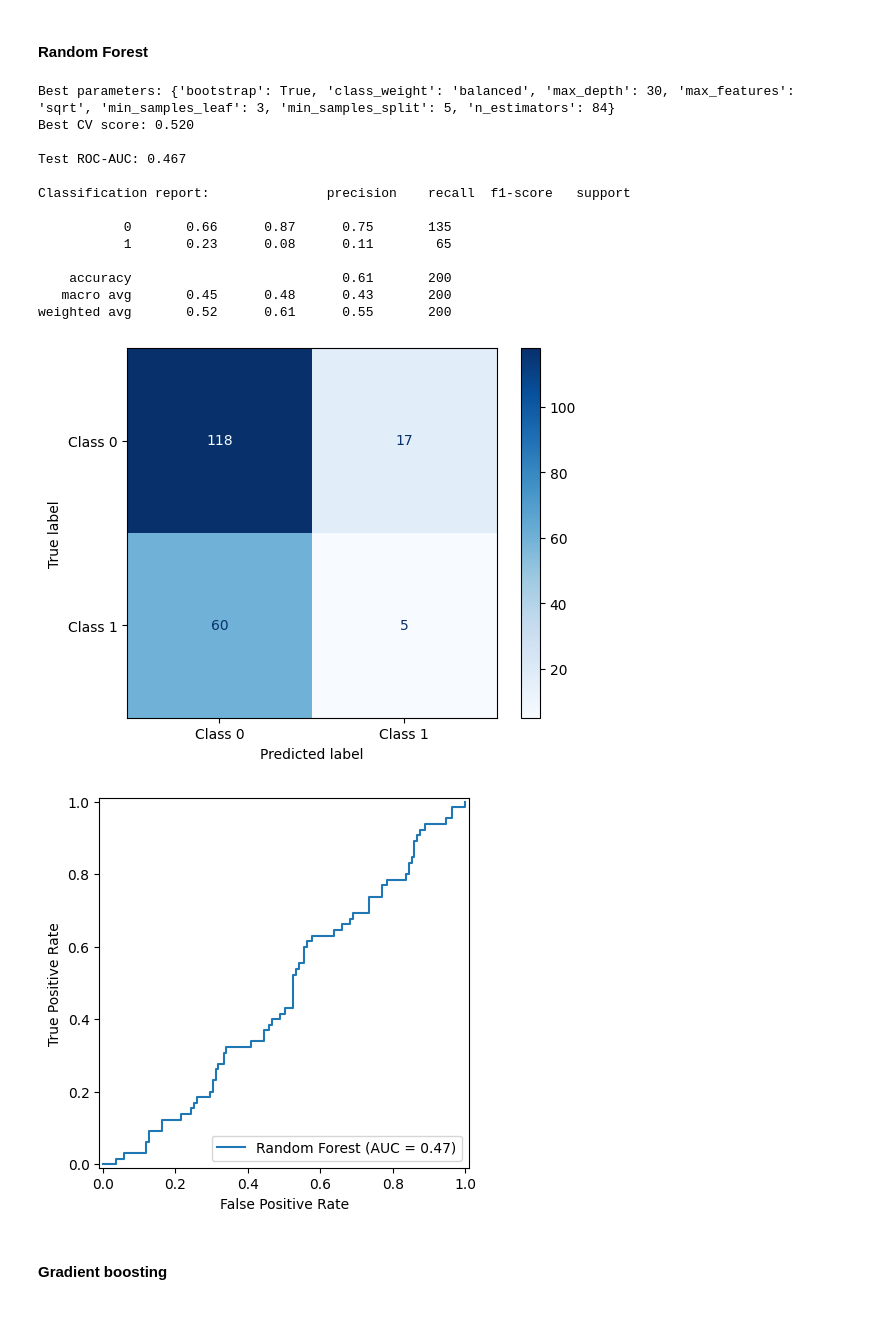
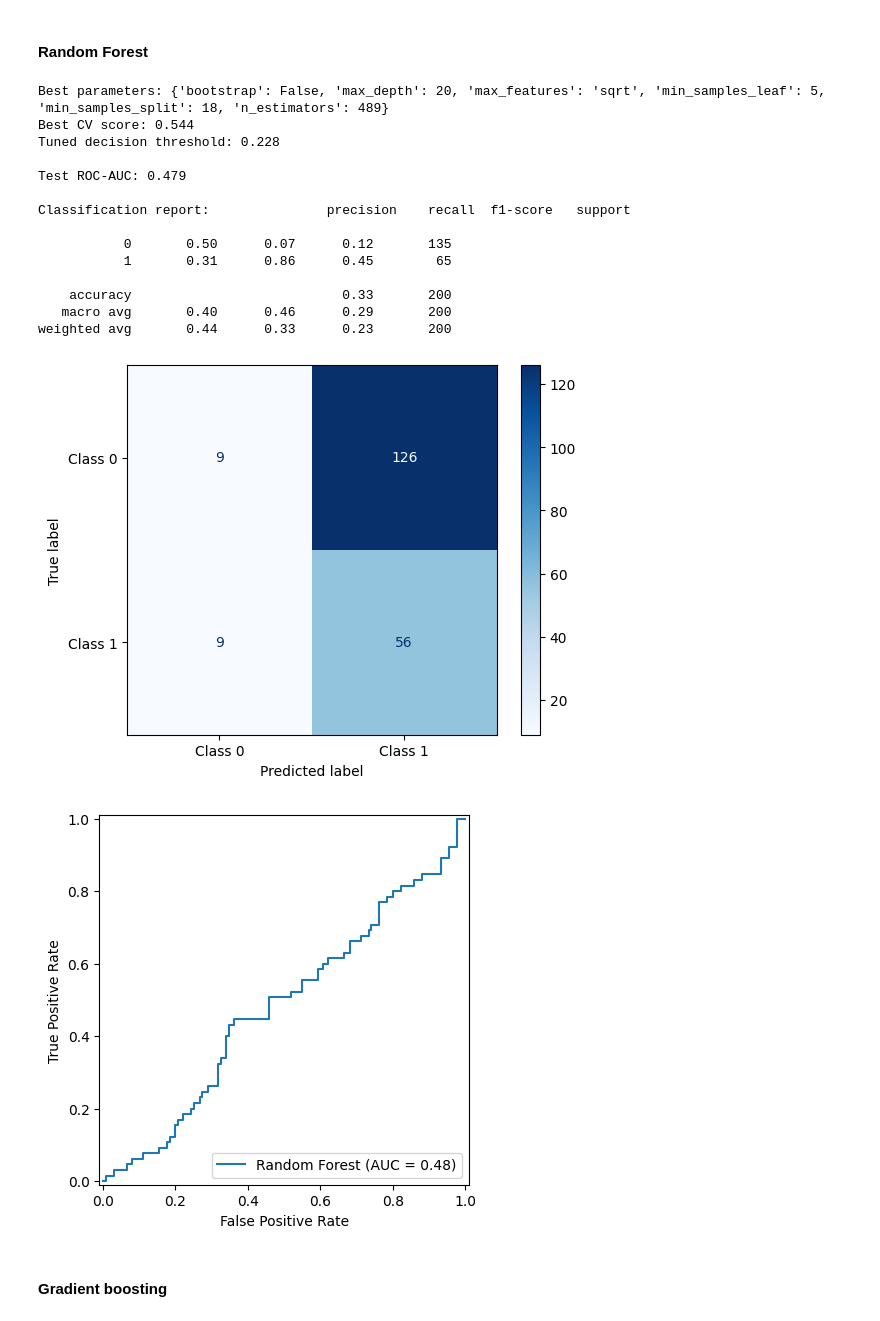
Before and after one commit to SamVanini/Software-defects-data-analysis, a Jupyter notebook: notebooks/data_workflow.ipynb, the cells around one changed output. Saved outputs shown, nothing was run; the diff lists cells and outputs as text; code cells hidden in the pictures.

```diff
--- a/notebooks/data_workflow.ipynb
+++ b/notebooks/data_workflow.ipynb
@@ -30,20 +30,25 @@ import dotenv
 import matplotlib.pyplot as plt
 import os
 from pathlib import Path
-from sklearn.model_selection import (train_test_split, GridSearchCV, RandomizedSearchCV)
+from sklearn.model_selection import (
+    train_test_split, GridSearchCV, RandomizedSearchCV, TunedThresholdClassifierCV
+)
 from sklearn.preprocessing import StandardScaler
 from sklearn.linear_model import LogisticRegression
 from sklearn.ensemble import RandomForestClassifier, GradientBoostingClassifier
 from sklearn.svm import SVC
 from sklearn.metrics import (
     roc_auc_score, roc_curve, confusion_matrix, ConfusionMatrixDisplay,
-    classification_report, RocCurveDisplay
+    classification_report, RocCurveDisplay, precision_score, recall_score, f1_score
 )
 
 dotenv.load_dotenv()
 
 output_dir = os.getenv("OUTPUT_DIR") or ""
 output_path = Path(Path.cwd().parent).joinpath(output_dir)
+
+results_raw = {}   # phase 1: raw features
+results_eng = {}   # phase 2: engineered features
 # %% [markdown]
 ## Step 1: Load Data
 # %%
@@ -53,5 +58,10 @@ data_dir = Path(Path.cwd().parent).joinpath(data_dir)
 
 df = pl.read_csv(Path(data_dir).joinpath(dataset))
 
+# TODO: move in a separate cleaning step
+df = df.filter(pl.col('LOC') > 0)
+df = df.filter(pl.col('LENGTH') > 0)
+df = df.filter(pl.col('VOLUME') > 0)
+
 df
 # %% [output]
@@ -1284,7 +1337,7 @@ df_eng = df_eng.with_columns([
     (pl.col('INT_FAN_IN') + pl.col('INT_FAN_OUT')).alias('COUPLING'),
     (pl.col('VOLUME') * pl.col('DIFFICULTY')).alias('PROGRAM_EFFORT'),
     (pl.col('VOLUME') / (pl.col('DIFFICULTY') + epsilon)).alias('INTELLIGENCE_CONTENT'),
-    (171 - 5.2 * np.log(pl.col('VOLUME')) - 0.23 * pl.col('CYCLO') - 16.2 * np.log(pl.col('LOC'))).alias('MAINTAINABILITY_INDEX')
+    (171 - 5.2 * np.log(pl.col('VOLUME') + epsilon) - 0.23 * pl.col('CYCLO') - 16.2 * np.log(pl.col('LOC'))).alias('MAINTAINABILITY_INDEX')
 ])
 
 df_eng
@@ -1393,56 +1470,66 @@ x_train, x_test, y_train, y_test = train_test_split(
 )
 
 param_dist = {
-    'n_estimators': randint(50, 500),  # Number of trees
-    'max_depth': [None, 10, 20, 30, 40],  # Maximum depth of trees
-    'min_samples_split': randint(2, 20),  # Minimum samples to split a node
-    'min_samples_leaf': randint(1, 10),  # Minimum samples in leaf node
-    'max_features': ['sqrt', 'log2', None],  # Features to consider for split
-    'bootstrap': [True, False],  # Bootstrap samples
-    'class_weight': ['balanced', None]  # Handle imbalanced data
+    'n_estimators':    randint(50, 500),       # Number of trees
+    'max_depth':       [None, 10, 20, 30, 40], # Maximum depth of trees
+    'min_samples_split': randint(2, 20),       # Minimum samples to split a node
+    'min_samples_leaf':  randint(1, 10),       # Minimum samples in leaf node
+    'max_features':    ['sqrt', 'log2', None], # Features to consider for split
+    'bootstrap':       [True, False],          # Bootstrap samples
 }
 
-model =  RandomForestClassifier(random_state=42, n_jobs=-1)
+model = RandomForestClassifier(class_weight='balanced', random_state=42, n_jobs=-1)
 random_search = RandomizedSearchCV(model, param_dist, n_iter=50, cv=5, scoring='roc_auc', random_state=42, n_jobs=-1)
 random_search.fit(x_train, y_train)
 
 print(f"Best parameters: {random_search.best_params_}")
 print(f"Best CV score: {random_search.best_score_:.3f}")
 
-# Evaluate
-y_pred = random_search.predict(x_test)
-y_proba = random_search.predict_proba(x_test)[:, 1]
+tuned = TunedThresholdClassifierCV(random_search.best_estimator_, cv=5, scoring='f1')
+tuned.fit(x_train, y_train)
+print(f"Tuned decision threshold: {tuned.best_threshold_:.3f}")
+
+y_pred = tuned.predict(x_test)
+y_proba = tuned.predict_proba(x_test)[:, 1]
 
 cm = confusion_matrix(y_test, y_pred)
 roc_auc = roc_auc_score(y_test, y_proba)
 fpr, tpr, _ = roc_curve(y_test, y_proba)
 
 print(f"\nTest ROC-AUC: {roc_auc:.3f}")
 print(f"\nClassification report: {classification_report(y_test, y_pred, zero_division=1)}")
 
 disp = ConfusionMatrixDisplay(confusion_matrix=cm, display_labels=['Class 0', 'Class 1'])
 disp.plot(cmap='Blues', include_values=True, colorbar=True)
 plt.show()
 
 display = RocCurveDisplay(fpr=fpr, tpr=tpr, roc_auc=roc_auc, name="Random Forest")
 display.plot()
 plt.show()
+
+results_eng['Random Forest'] = {
+    'ROC-AUC': roc_auc,
+    'Precision (class 1)': precision_score(y_test, y_pred, zero_division=0),
+    'Recall (class 1)':    recall_score(y_test, y_pred, zero_division=0),
+    'F1 (weighted)':       f1_score(y_test, y_pred, average='weighted', zero_division=0),
+}
 # %% [output]
-Best parameters: {'bootstrap': True, 'class_weight': 'balanced', 'max_depth': 30, 'max_features': 'sqrt', 'min_samples_leaf': 3, 'min_samples_split': 5, 'n_estimators': 84}
-Best CV score: 0.520
+Best parameters: {'bootstrap': False, 'max_depth': 20, 'max_features': 'sqrt', 'min_samples_leaf': 5, 'min_samples_split': 18, 'n_estimators': 489}
+Best CV score: 0.544
+Tuned decision threshold: 0.228
 
-Test ROC-AUC: 0.467
+Test ROC-AUC: 0.479
 
 Classification report:               precision    recall  f1-score   support
 
-           0       0.66      0.87      0.75       135
-           1       0.23      0.08      0.11        65
+           0       0.50      0.07      0.12       135
+           1       0.31      0.86      0.45        65
 
-    accuracy                           0.61       200
-   macro avg       0.45      0.48      0.43       200
-weighted avg       0.52      0.61      0.55       200
+    accuracy                           0.33       200
+   macro avg       0.40      0.46      0.29       200
+weighted avg       0.44      0.33      0.23       200
-[figure, old version]
+[figure, new version]
-[figure, old version]
+[figure, new version]
 # %% [markdown]
 #### Gradient boosting
 # %%
```
Also changed, not shown: parts of 22 cells of this notebook, 5 other files.
